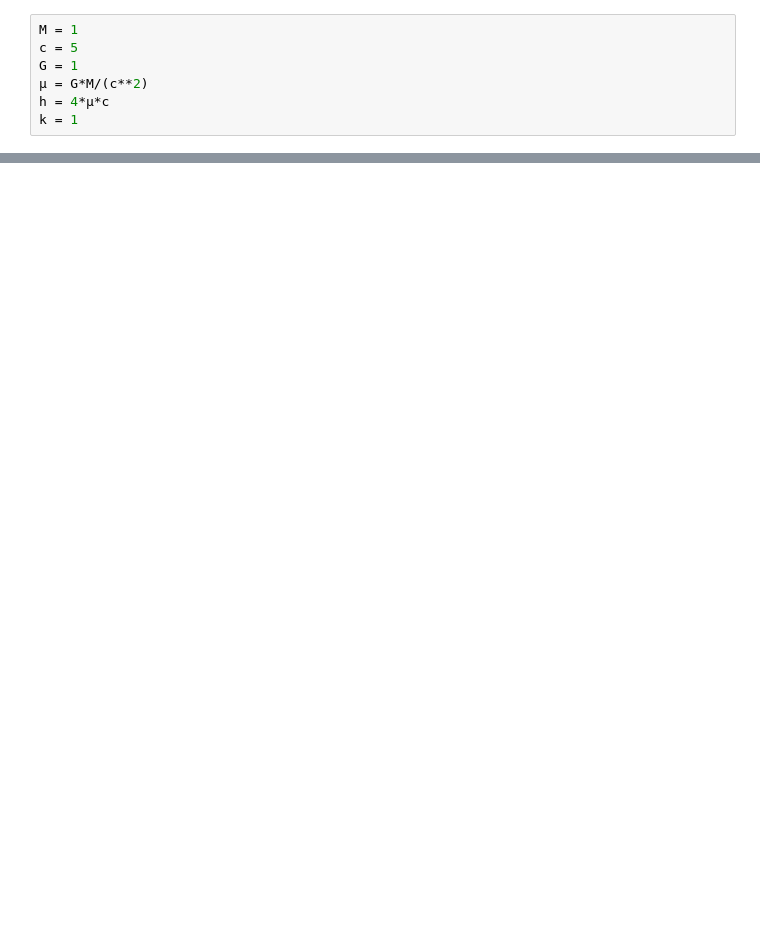
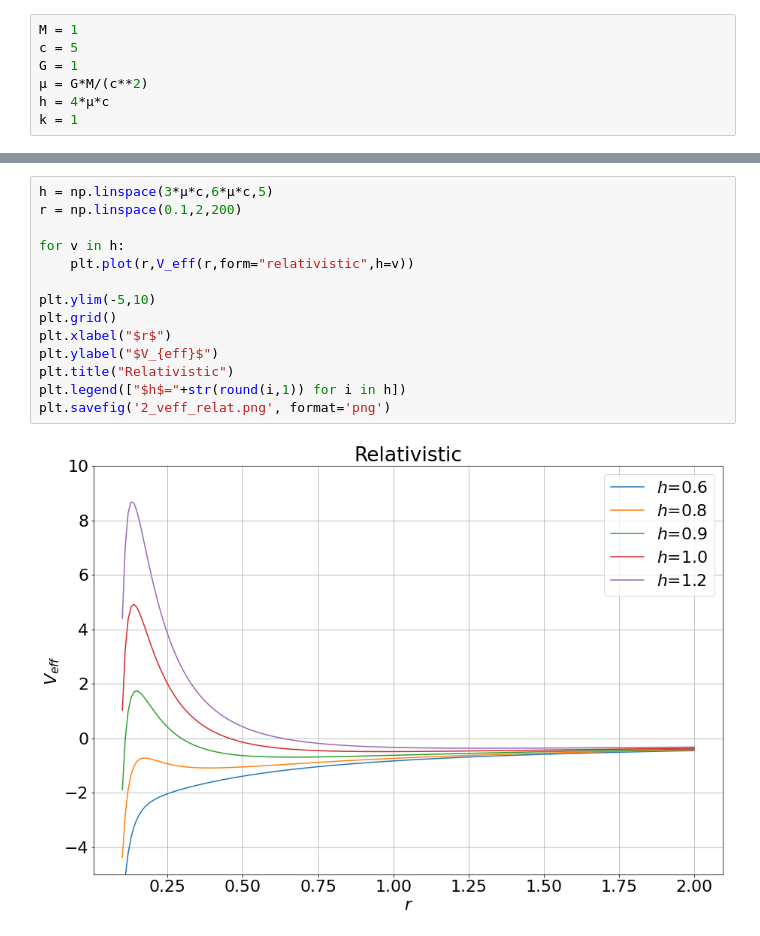
Before and after one commit to alejandrogm668/Schwarzschild-Geometry, a Jupyter notebook: Massive particles/Massive_particles_evolution.ipynb, the cells around one changed output, grey strips where cells are left out. Cells and saved outputs as stored; diff of their text form; blank space fills up the shorter version.

```diff
--- a/Massive particles/Massive_particles_evolution.ipynb
+++ b/Massive particles/Massive_particles_evolution.ipynb
@@ -57,0 +89,16 @@ plt.savefig('2_first_orbits.png', format='png')
+# %%
+h = np.linspace(3*μ*c,6*μ*c,5)
+r = np.linspace(0.1,2,200)
+
+for v in h:
+    plt.plot(r,V_eff(r,form="relativistic",h=v))
+
+plt.ylim(-5,10)
+plt.grid()
+plt.xlabel("$r$")
+plt.ylabel("$V_{eff}$")
+plt.title("Relativistic")
+plt.legend(["$h$="+str(round(i,1)) for i in h])
+plt.savefig('2_veff_relat.png', format='png')
+# %% [output]
+[figure, added]
```
Also changed, not shown: parts of 9 cells of this notebook.
